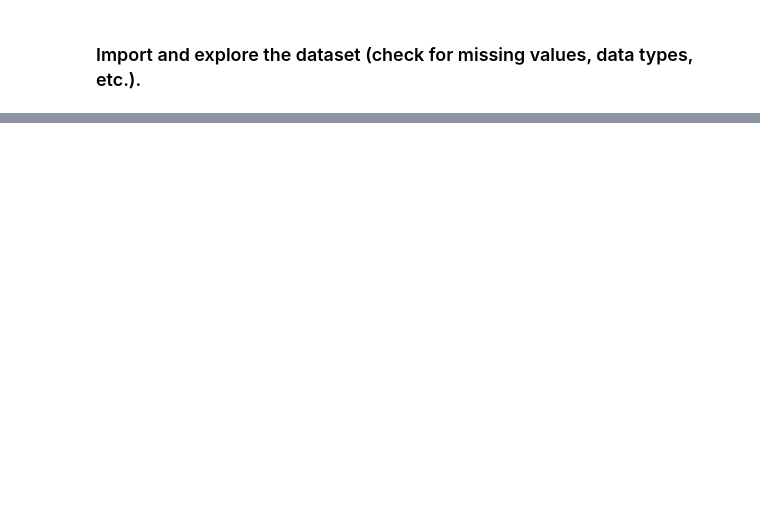
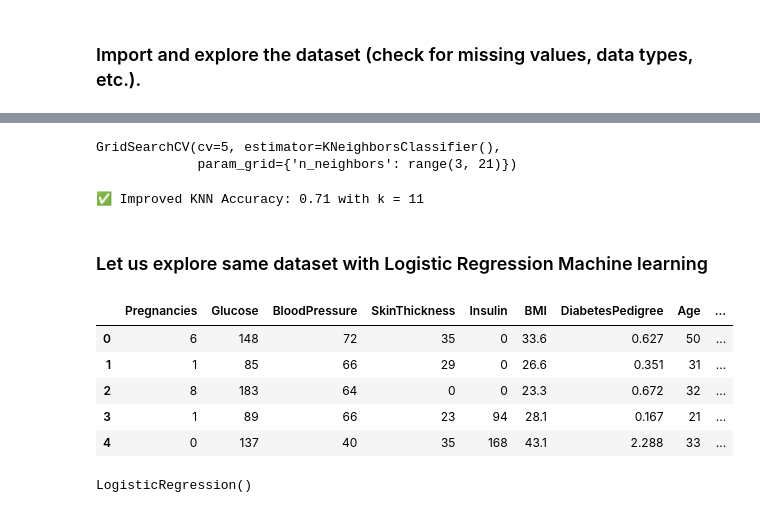
Before and after one commit to nishant8105/DS_Assignment, a Jupyter notebook: Assignment_4/KNN_Diabetes.ipynb, the cells around one changed output, grey strips where cells are left out. Drawn from its saved outputs; the diff is of its cells as text; code cells hidden in the pictures; blank space fills up the shorter version.

Commit message:
update file and KNN model predict

```diff
--- a/Assignment_4/KNN_Diabetes.ipynb
+++ b/Assignment_4/KNN_Diabetes.ipynb
@@ -122,0 +132,32 @@ weighted avg       0.80      0.80      0.79       154
+# %%
+# 📌 Step 5: Tune K value using GridSearchCV
+param_grid = {"n_neighbors": range(3, 21)}
+grid = GridSearchCV(KNeighborsClassifier(), param_grid, cv=5)
+grid.fit(X_train_scaled, y_train)
+
+
+# cv=5 in GridSearchCV
+# 5-Fold Cross-Validation:
+
+# The dataset (X_train_scaled, y_train) is split into 5 equal parts (folds).
+
+# The model is trained on 4 folds and validated on the remaining 1 fold.
+
+# This process is repeated 5 times, each time using a different fold as the validation set.
+# %% [output]
+GridSearchCV(cv=5, estimator=KNeighborsClassifier(),
+             param_grid={'n_neighbors': range(3, 21)})
+# %%
+
+# 📌 Step 6: Best K and evaluation
+best_k = grid.best_params_['n_neighbors']
+best_knn = grid.best_estimator_
+
+# Predict and evaluate
+y_pred = best_knn.predict(X_test_scaled)
+accuracy = accuracy_score(y_test, y_pred)
+print(f"✅ Improved KNN Accuracy: {accuracy:.2f} with k = {best_k}")
+# %% [output]
+✅ Improved KNN Accuracy: 0.71 with k = 11
+# %% [markdown]
+### Let us explore same dataset with Logistic Regression Machine learning
@@ -122,0 +171,15 @@ weighted avg       0.80      0.80      0.79       154
+# %%
+# ✅ Step 2: Load the Pima Diabetes dataset
+url = "pima-indians-diabetes.csv"
+
+column_names = ["Pregnancies", "Glucose", "BloodPressure", "SkinThickness","Insulin", "BMI", "DiabetesPedigreeFunction", "Age", "Outcome"]
+# %%
+df = pd.read_csv(url, header=None, names=column_names)
+df.head()
+# %% [output]
+|  | Pregnancies | Glucose | BloodPressure | SkinThickness | Insulin | BMI | DiabetesPedigree | Age | ... |
+| 0 | 6 | 148 | 72 | 35 | 0 | 33.6 | 0.627 | 50 | ... |
+| 1 | 1 | 85 | 66 | 29 | 0 | 26.6 | 0.351 | 31 | ... |
+| 2 | 8 | 183 | 64 | 0 | 0 | 23.3 | 0.672 | 32 | ... |
+| 3 | 1 | 89 | 66 | 23 | 94 | 28.1 | 0.167 | 21 | ... |
+| 4 | 0 | 137 | 40 | 35 | 168 | 43.1 | 2.288 | 33 | ... |
@@ -122,0 +198,6 @@ weighted avg       0.80      0.80      0.79       154
+# %%
+# ✅ Step 6: Initialize and train Logistic Regression model
+log_model = LogisticRegression()
+log_model.fit(X_train_scaled, y_train)
+# %% [output]
+LogisticRegression()
```
Also changed, not shown: parts of 37 cells of this notebook, 1 other file.
